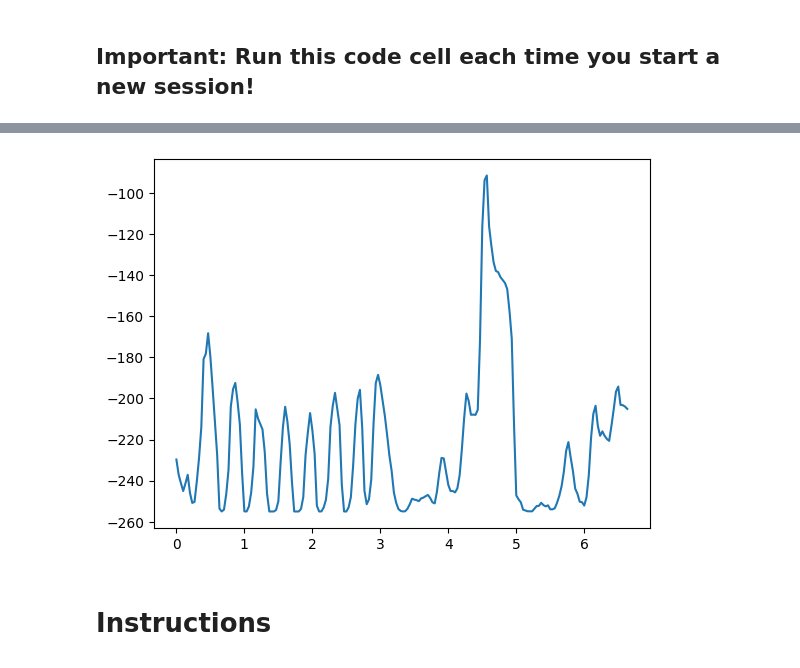
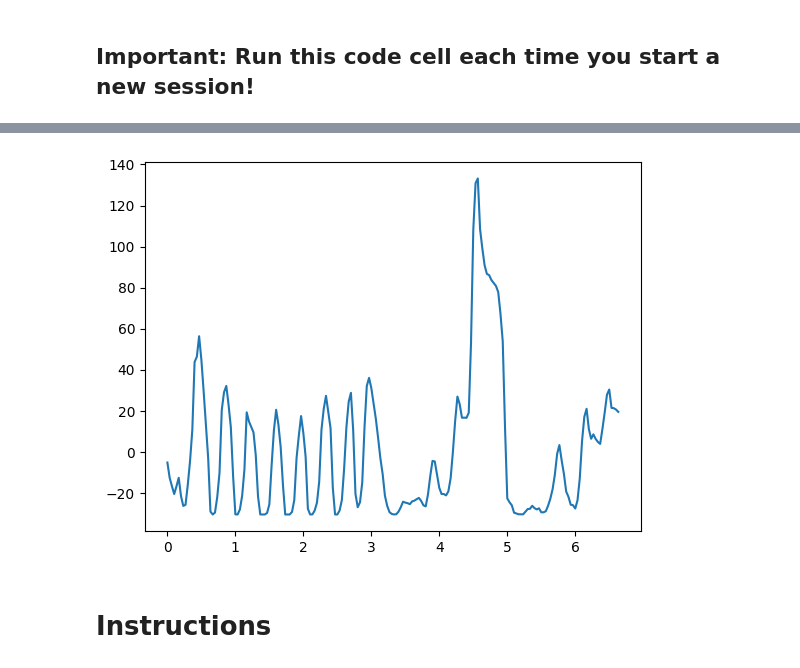
Before and after one commit to C4M-UofT/C4M-UofT.github.io, a Jupyter notebook: homeworks/HW2 Answers.ipynb, the cells around one changed output, grey strips where cells are left out. Saved outputs shown, nothing was run; the diff lists cells and outputs as text; code cells hidden in the pictures.

```diff
--- a/homeworks/HW2 Answers.ipynb
+++ b/homeworks/HW2 Answers.ipynb
@@ -61,23 +75,24 @@ create_final_table()
 # %%
 # Load the PPG data
 user = '100004'
 signals, fields = wfdb.rdsamp(f'{user}_PPG', pn_dir=f'butppg/{user}')
 ppg = signals.flatten()
 ppg = ppg[:200]
+ppg -= ppg.mean()
 fs = fields['fs']
 ppg_time = np.arange(len(ppg))/fs
 
 # Save it in a DataFrame
 df = pd.DataFrame()
 df['Time'] = ppg_time
 df['PPG'] = ppg
 df.to_csv('ppg.csv', index=False)
 
 plt.figure()
 plt.plot(df['Time'], df['PPG'])
 plt.show()
 # %% [output]
-[figure, old version]
+[figure, new version]
 # %% [markdown]
 # Instructions
 # %% [markdown]
```
Also changed, not shown: parts of 6 cells of this notebook, 4 other files.
